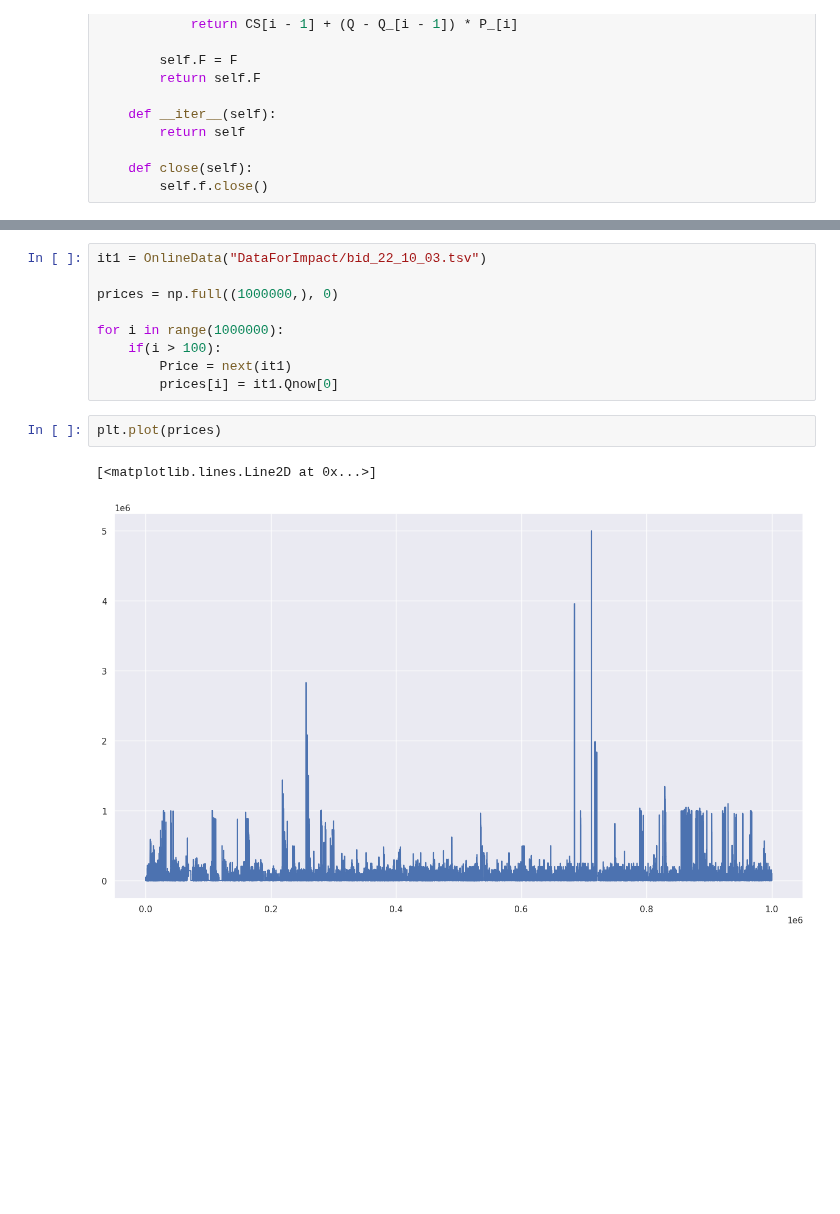
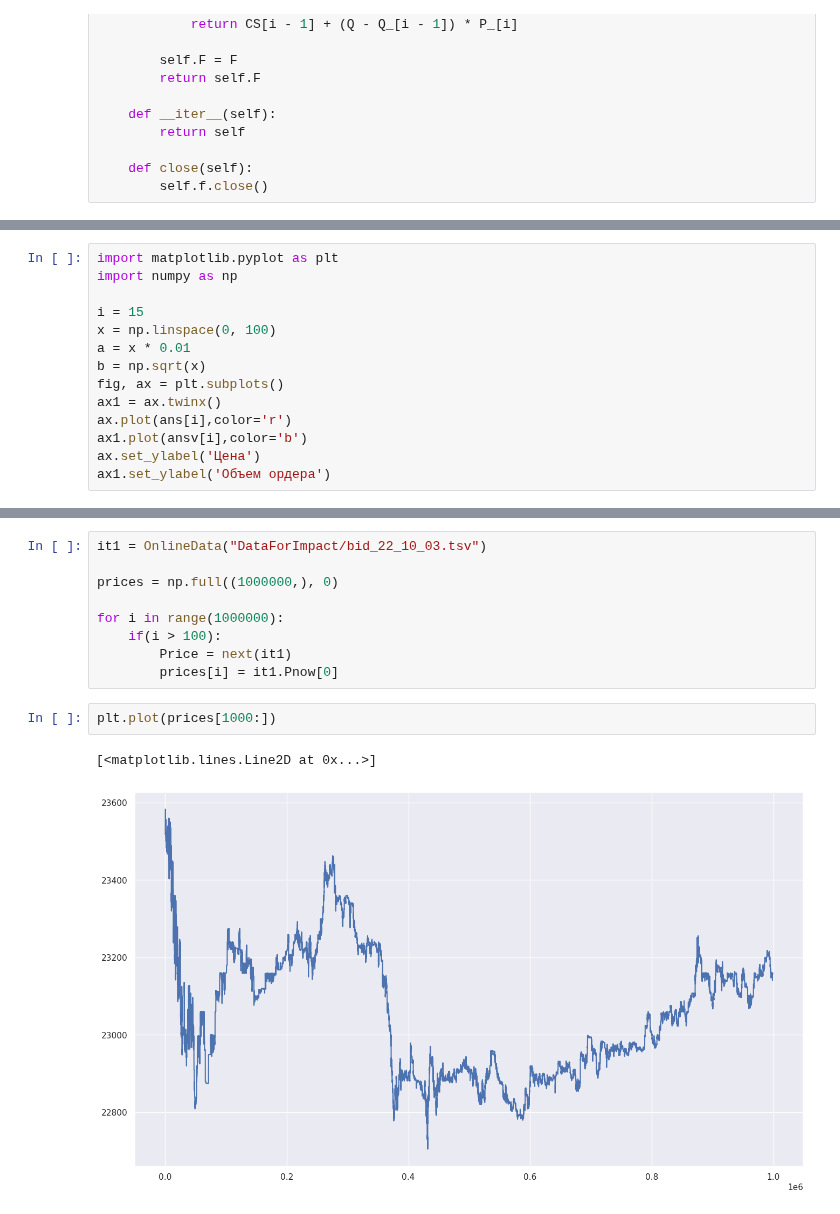
Before and after one commit to VsevolodZaostrovsky/OWModel, a Jupyter notebook: ImpactPrediction/MIgraphs.ipynb, the cells around one changed output, grey strips where cells are left out. Drawn from its saved outputs; the diff is of its cells as text; blank space fills up the shorter version.

```diff
--- a/ImpactPrediction/MIgraphs.ipynb
+++ b/ImpactPrediction/MIgraphs.ipynb
@@ -96,0 +141,14 @@ plt.plot(ans[i])
+# %%
+import matplotlib.pyplot as plt
+import numpy as np
+
+i = 15
+x = np.linspace(0, 100)
+a = x * 0.01
+b = np.sqrt(x)
+fig, ax = plt.subplots()
+ax1 = ax.twinx()
+ax.plot(ans[i],color='r')
+ax1.plot(ansv[i],color='b')
+ax.set_ylabel('Цена')
+ax1.set_ylabel('Объем ордера')
@@ -102,9 +163,9 @@ prices = np.full((1000000,), 0)
 for i in range(1000000):
     if(i > 100):
         Price = next(it1)
-        prices[i] = it1.Qnow[0]
+        prices[i] = it1.Pnow[0]
 # %%
-plt.plot(prices)
+plt.plot(prices[1000:])
 # %% [output]
 [<matplotlib.lines.Line2D at 0x...>]
-[figure, old version]
+[figure, new version]
```
Also changed, not shown: parts of 6 cells of this notebook.
